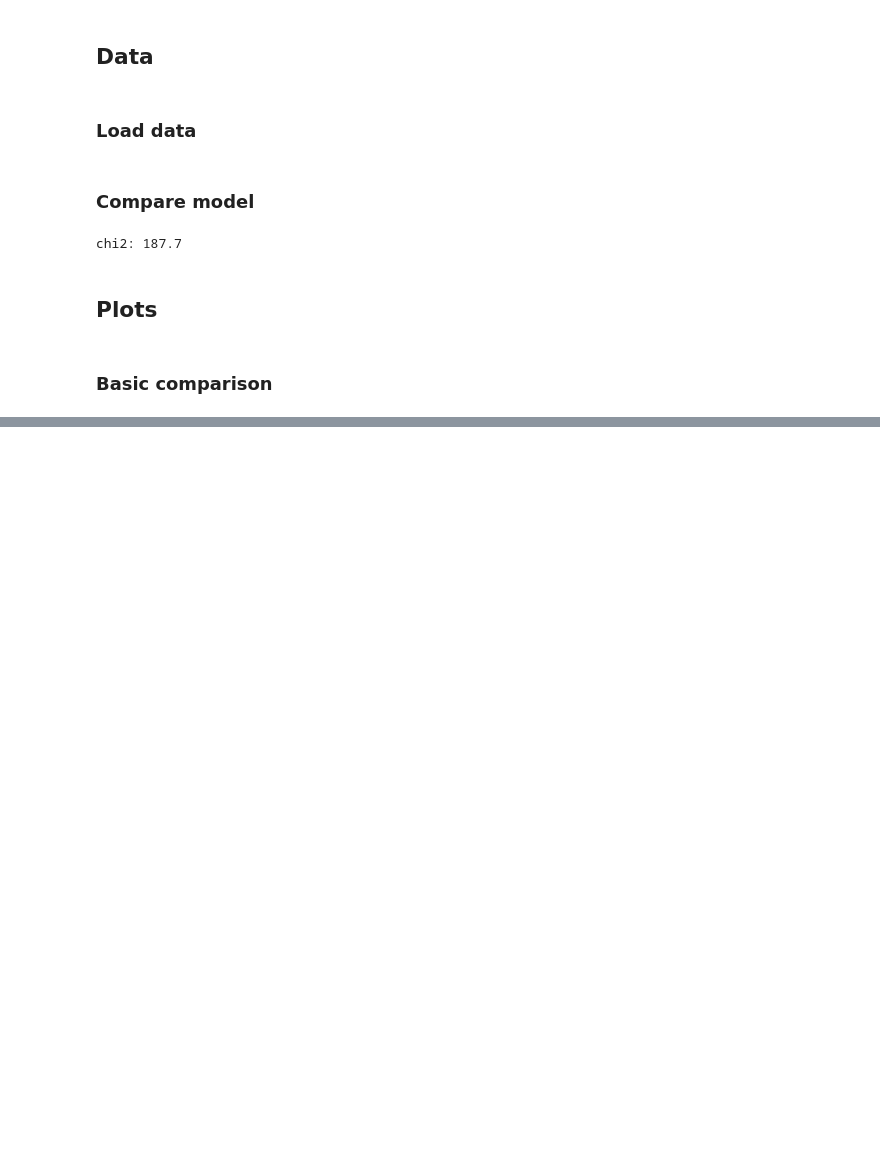
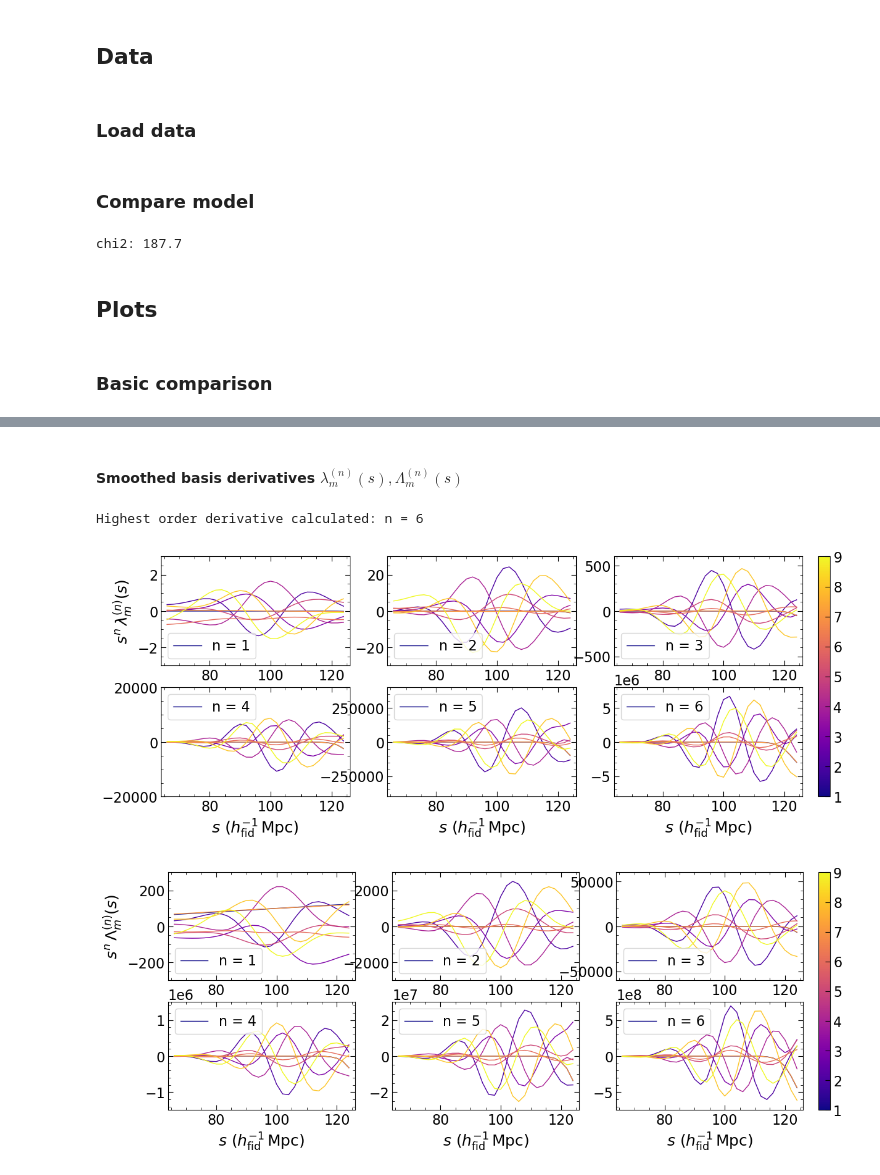
Before and after one commit to a-paranjape/zeldovich-smearing, a Jupyter notebook: examples/ZelSmear_Explore_Theory.ipynb, the cells around one changed output, grey strips where cells are left out. Cells and saved outputs as stored; diff of their text form; code cells hidden in the pictures; blank space fills up the shorter version.

```diff
--- a/examples/ZelSmear_Explore_Theory.ipynb
+++ b/examples/ZelSmear_Explore_Theory.ipynb
@@ -236,0 +269,59 @@ plt.show()
+# %% [markdown]
+#### Smoothed basis derivatives $\lambda_m^{(n)}(s),\Lambda_m^{(n)}(s)$
+# %%
+
+print('Highest order derivative calculated: n = {0:d}'.format(tm.theory.max_deriv))
+
+lam_m_n,Lam_m_n = tm.theory.calc_der_lambda(Eval_Dict['sigma'])
+
+FSize = 5
+fig,ax = plt.subplots(tm.theory.max_deriv//3,3,figsize=(3.2*FSize,FSize))
+Ylim = np.array([[[-3,3],[-30,30],[-600,600]],[[-2e4,2e4],[-4e5,4e5],[-8e6,8e6]]])
+for c in range(3):
+    for r in range(tm.theory.max_deriv//3):
+        n = 3*r+c
+        ax[r,c].set_xlim(64,126)
+        ax[r,c].set_ylim(Ylim[r,c,0],Ylim[r,c,1])
+        if (r==tm.theory.max_deriv//3-1):
+            ax[r,c].set_xlabel('$s\\,\\,(h^{{-1}}_{{\\rm fid}}\\,{{\\rm Mpc}})$')
+        if (c==0) & (r==0):
+            ax[r,c].set_ylabel('$s^{{n}}\\,\\lambda_{{m}}^{{(n)}}(s)$')
+        cols = iter(CMap(np.linspace(0,1,tm.n_basis)))
+        for b in range(tm.n_basis):
+            col = next(cols)
+            label = "n = {0:d}".format(n+1) if b==0 else None
+            ax[r,c].plot(tm.theory.svals,tm.theory.svals**(n+1)*lam_m_n[n,b],lw=1,ls='-',color=col,label=label)
+        ax[r,c].legend(loc='lower left' if r==0 else 'upper left')
+        ax[r,c].minorticks_on()
+
+cb = plt.colorbar(sm,ax=ax,orientation='vertical',location='right',pad=0.02)
+cb.set_ticks(np.arange(1,tm.n_basis+1))
+plt.show()
+
+FSize = 5
+fig,ax = plt.subplots(tm.theory.max_deriv//3,3,figsize=(3.2*FSize,FSize))
+Ylim = np.array([[[-3e2,3e2],[-3e3,3e3],[-6e4,6e4]],[[-1.5e6,1.5e6],[-3e7,3e7],[-7.5e8,7.5e8]]])
+for c in range(3):
+    for r in range(tm.theory.max_deriv//3):
+        n = 3*r+c
+        ax[r,c].set_xlim(64,126)
+        ax[r,c].set_ylim(Ylim[r,c,0],Ylim[r,c,1])
+        if (r==tm.theory.max_deriv//3-1):
+            ax[r,c].set_xlabel('$s\\,\\,(h^{{-1}}_{{\\rm fid}}\\,{{\\rm Mpc}})$')
+        if (c==0) & (r==0):
+            ax[r,c].set_ylabel('$s^{{n}}\\,\\Lambda_{{m}}^{{(n)}}(s)$')
+        cols = iter(CMap(np.linspace(0,1,tm.n_basis)))
+        for b in range(tm.n_basis):
+            col = next(cols)
+            label = "n = {0:d}".format(n+1) if b==0 else None
+            ax[r,c].plot(tm.theory.svals,tm.theory.svals**(n+1)*Lam_m_n[n,b],lw=1,ls='-',color=col,label=label)
+        ax[r,c].legend(loc='lower left' if r==0 else 'upper left')
+        ax[r,c].minorticks_on()
+
+cb = plt.colorbar(sm,ax=ax,orientation='vertical',location='right',pad=0.02)
+cb.set_ticks(np.arange(1,tm.n_basis+1))
+plt.show()
+# %% [output]
+Highest order derivative calculated: n = 6
+[figure, added]
+[figure, added]
```
Also changed, not shown: parts of 31 cells of this notebook, 1 other file.
